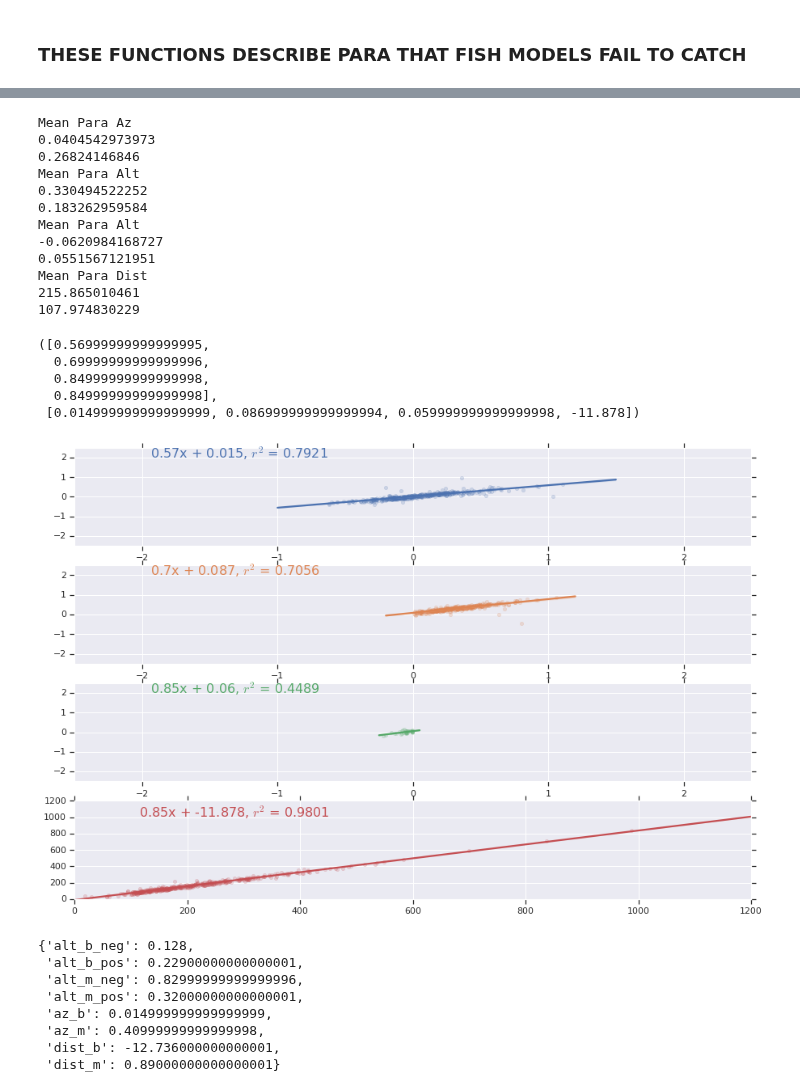
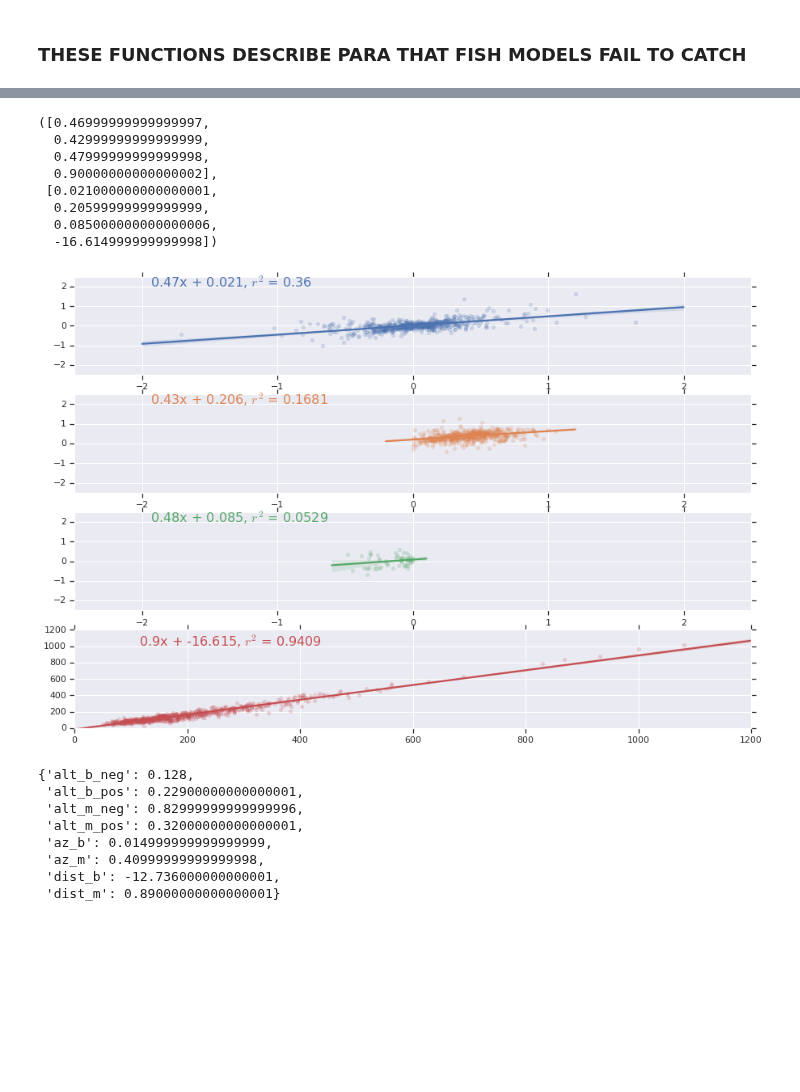
Before and after one commit to elifesciences-publications/PreycapMaster, a Jupyter notebook: Model_Plot.ipynb, the cells around one changed output, grey strips where cells are left out. Cells and saved outputs as stored; diff of their text form; code cells hidden in the pictures; blank space fills up the shorter version.

```diff
--- a/Model_Plot.ipynb
+++ b/Model_Plot.ipynb
@@ -303,24 +175,15 @@ Generalized Linear Model Regression Results
 # %%
-validate_model_transformations(sms02[5][0], sms02[5][1])
+validate_model_transformations(sms02[4][0], sms02[4][1])
 # %% [output]
-Mean Para Az
-0.0404542973973
-0.26824146846
-Mean Para Alt
-0.330494522252
-0.183262959584
-Mean Para Alt
--0.0620984168727
-0.0551567121951
-Mean Para Dist
-215.865010461
-107.974830229
+([0.46999999999999997,
+  0.42999999999999999,
+  0.47999999999999998,
+  0.90000000000000002],
+ [0.021000000000000001,
+  0.20599999999999999,
+  0.085000000000000006,
+  -16.614999999999998])
-([0.56999999999999995,
-  0.69999999999999996,
-  0.84999999999999998,
-  0.84999999999999998],
- [0.014999999999999999, 0.086999999999999994, 0.059999999999999998, -11.878])
-[figure, old version]
+[figure, new version]
 # %%
 marralgs.static_params
 # %% [output]
```
Also changed, not shown: parts of 25 cells of this notebook, 5 other files.
